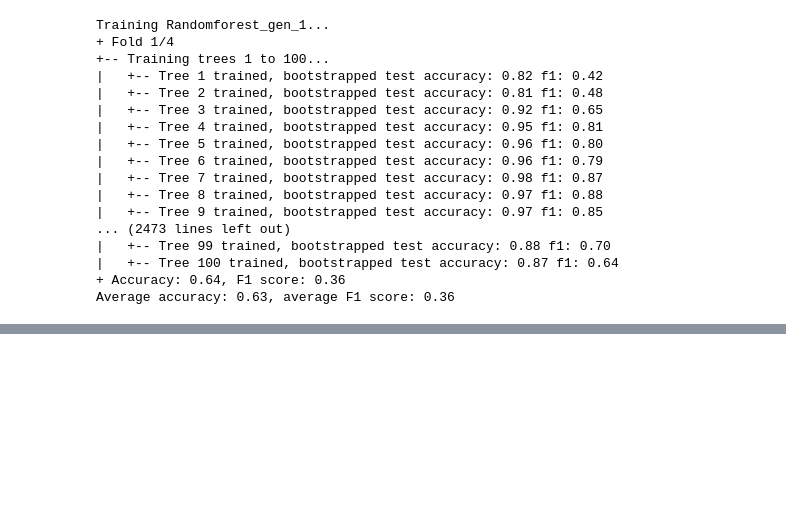
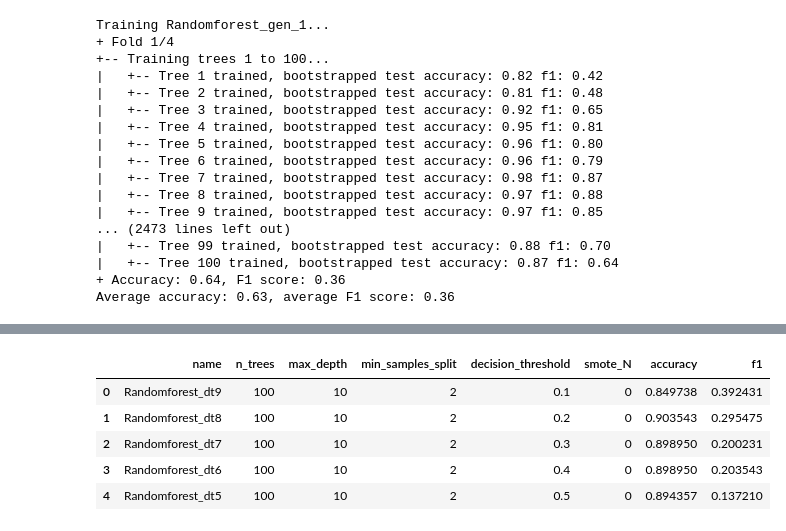
Before and after one commit to Vileh/QMUL-Data-Analytics-Courseworks, a Jupyter notebook: ML/notebook.ipynb, the cells around one changed output, grey strips where cells are left out. Cells and saved outputs as stored; diff of their text form; code cells hidden in the pictures; blank space fills up the shorter version.

```diff
--- a/ML/notebook.ipynb
+++ b/ML/notebook.ipynb
@@ -683,3 +677,7 @@ results_gen
 # %%
 # save results
 results_gen.to_csv('results/results_gen.csv', index=False)
+# %%
+size = pd.read_csv('results/results_size.csv')
+dt = pd.read_csv('results/results_dt.csv')
+gen = pd.read_csv('results/results_gen.csv')
@@ -685,0 +692,9 @@ results_gen.to_csv('results/results_gen.csv', index=False)
+# %%
+dt
+# %% [output]
+|  | name | n_trees | max_depth | min_samples_split | decision_threshold | smote_N | accuracy | f1 |
+| 0 | Randomforest_dt9 | 100 | 10 | 2 | 0.1 | 0 | 0.849738 | 0.392431 |
+| 1 | Randomforest_dt8 | 100 | 10 | 2 | 0.2 | 0 | 0.903543 | 0.295475 |
+| 2 | Randomforest_dt7 | 100 | 10 | 2 | 0.3 | 0 | 0.898950 | 0.200231 |
+| 3 | Randomforest_dt6 | 100 | 10 | 2 | 0.4 | 0 | 0.898950 | 0.203543 |
+| 4 | Randomforest_dt5 | 100 | 10 | 2 | 0.5 | 0 | 0.894357 | 0.137210 |
```
Also changed, not shown: parts of 9 cells of this notebook.
